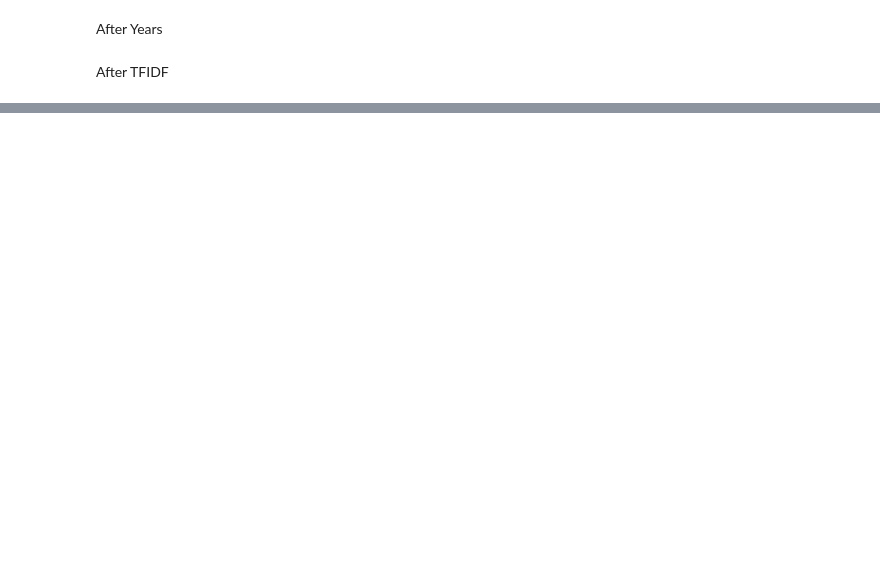
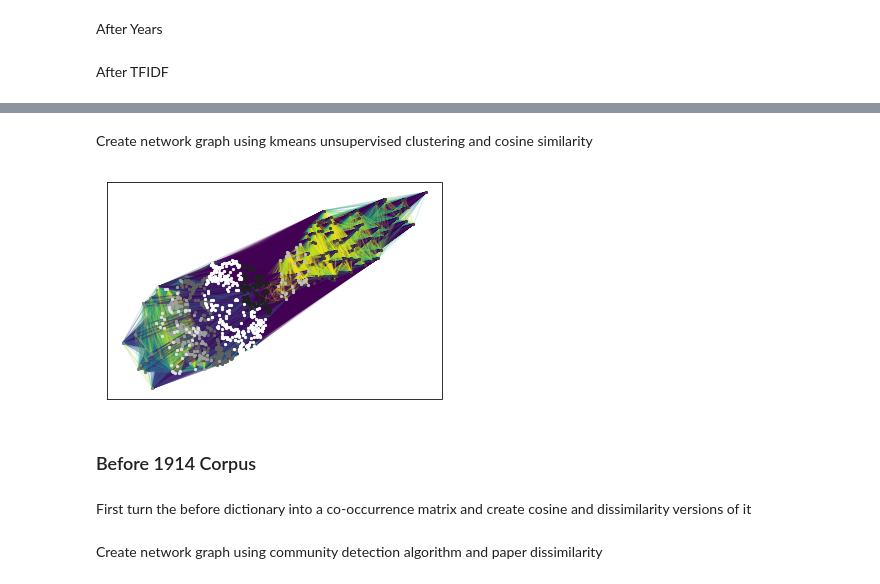
Before and after one commit to marioamz/State-of-the-Unions, a Jupyter notebook: pipeline_preprocessing.ipynb, the cells around one changed output, grey strips where cells are left out. Drawn from its saved outputs; the diff is of its cells as text; code cells hidden in the pictures; blank space fills up the shorter version.

```diff
--- a/pipeline_preprocessing.ipynb
+++ b/pipeline_preprocessing.ipynb
@@ -127,0 +170,10 @@ plt.show()
+# %% [markdown]
+Create network graph using kmeans unsupervised clustering and cosine similarity
+# %%
+global_kmeans_cosine= ut.network_graph(co_matrix, 'kmeans')
+# %% [output]
+[figure, added]
+# %% [markdown]
+### Before 1914 Corpus
+# %% [markdown]
+First turn the before dictionary into a co-occurrence matrix and create cosine and dissimilarity versions of it
@@ -127,0 +185,2 @@ plt.show()
+# %% [markdown]
+Create network graph using community detection algorithm and paper dissimilarity
```
Also changed, not shown: parts of 45 cells of this notebook, 11 other files.
